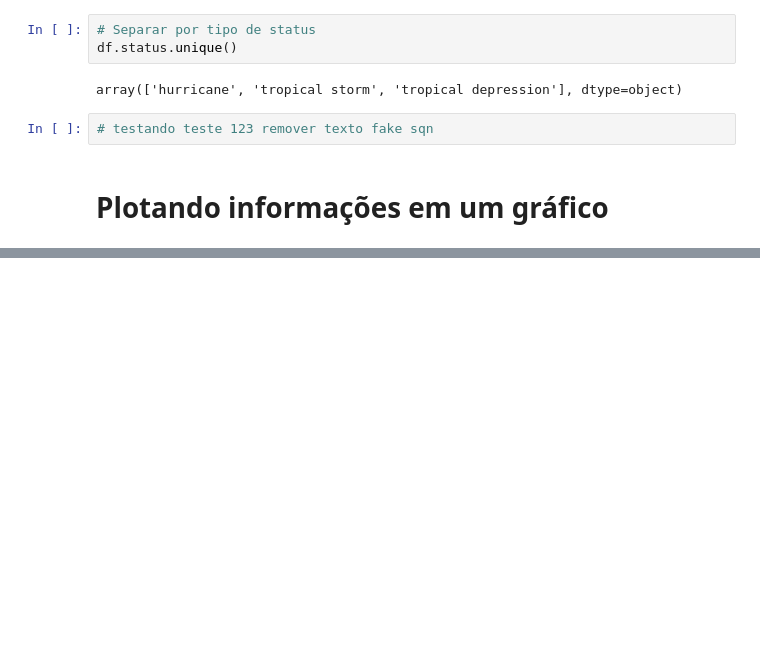
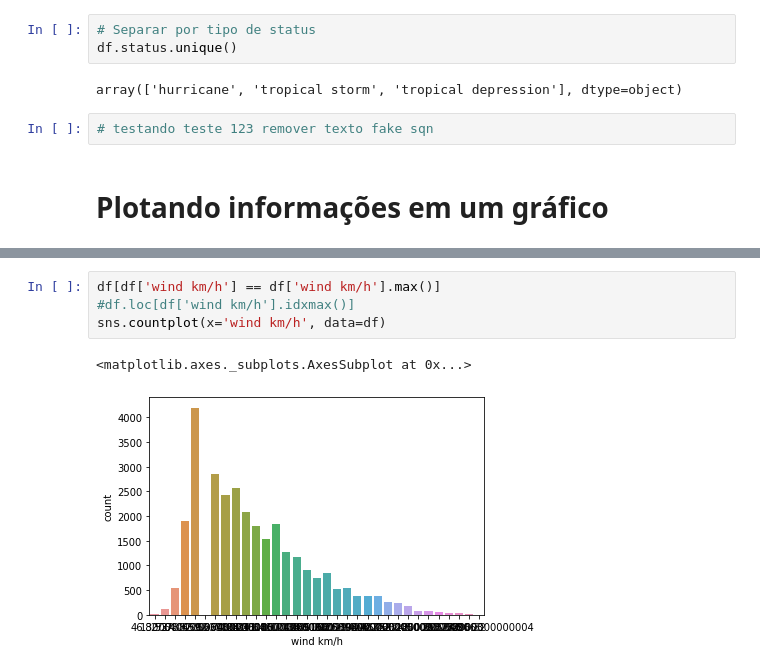
Before and after one commit to Jeferson-Peter/DataScience-Storm-Analytics, a Jupyter notebook: storm_analytics.ipynb, the cells around one changed output, grey strips where cells are left out. Saved outputs shown, nothing was run; the diff lists cells and outputs as text; blank space fills up the shorter version.

```diff
--- a/storm_analytics.ipynb
+++ b/storm_analytics.ipynb
@@ -413,0 +316,7 @@ map.add_child(plugins.HeatMap(localization, radius=15))
+# %%
+df[df['wind km/h'] == df['wind km/h'].max()]
+#df.loc[df['wind km/h'].idxmax()]
+sns.countplot(x='wind km/h', data=df)
+# %% [output]
+<matplotlib.axes._subplots.AxesSubplot at 0x...>
+[figure, added]
```
Also changed, not shown: parts of 13 cells of this notebook.
